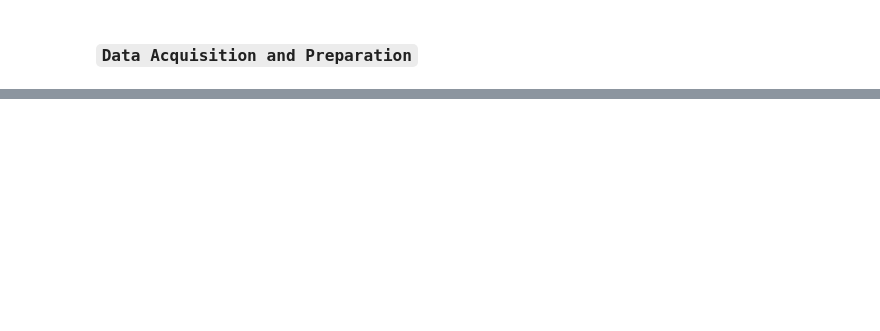
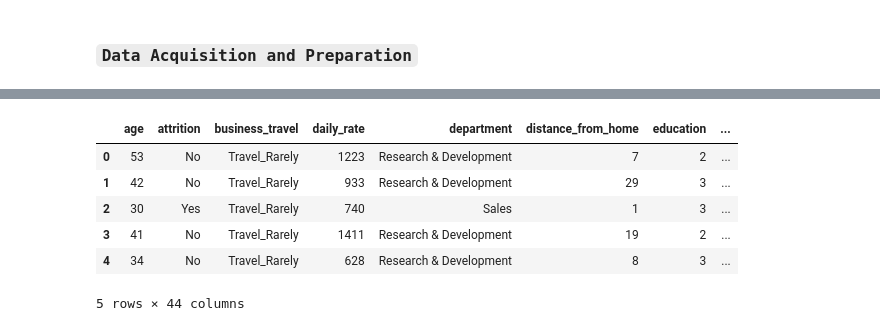
Before and after one commit to mijailmariano/drivers_of_workplace_equity, a Jupyter notebook: exploration.ipynb, the cells around one changed output, grey strips where cells are left out. Saved outputs shown, nothing was run; the diff lists cells and outputs as text; code cells hidden in the pictures; blank space fills up the shorter version.

```diff
--- a/exploration.ipynb
+++ b/exploration.ipynb
@@ -271,0 +304,13 @@ dataframe shape: (1470, 44)
+# %%
+# let's normalize the column names
+
+df = clean_columns(df)
+df.head()
+# %% [output]
+|  | age | attrition | business_travel | daily_rate | department | distance_from_home | education | ... |
+| 0 | 53 | No | Travel_Rarely | 1223 | Research & Development | 7 | 2 | ... |
+| 1 | 42 | No | Travel_Rarely | 933 | Research & Development | 29 | 3 | ... |
+| 2 | 30 | Yes | Travel_Rarely | 740 | Sales | 1 | 3 | ... |
+| 3 | 41 | No | Travel_Rarely | 1411 | Research & Development | 19 | 2 | ... |
+| 4 | 34 | No | Travel_Rarely | 628 | Research & Development | 8 | 3 | ... |
+5 rows × 44 columns
```
Also changed, not shown: parts of 13 cells of this notebook, 2 other files.
